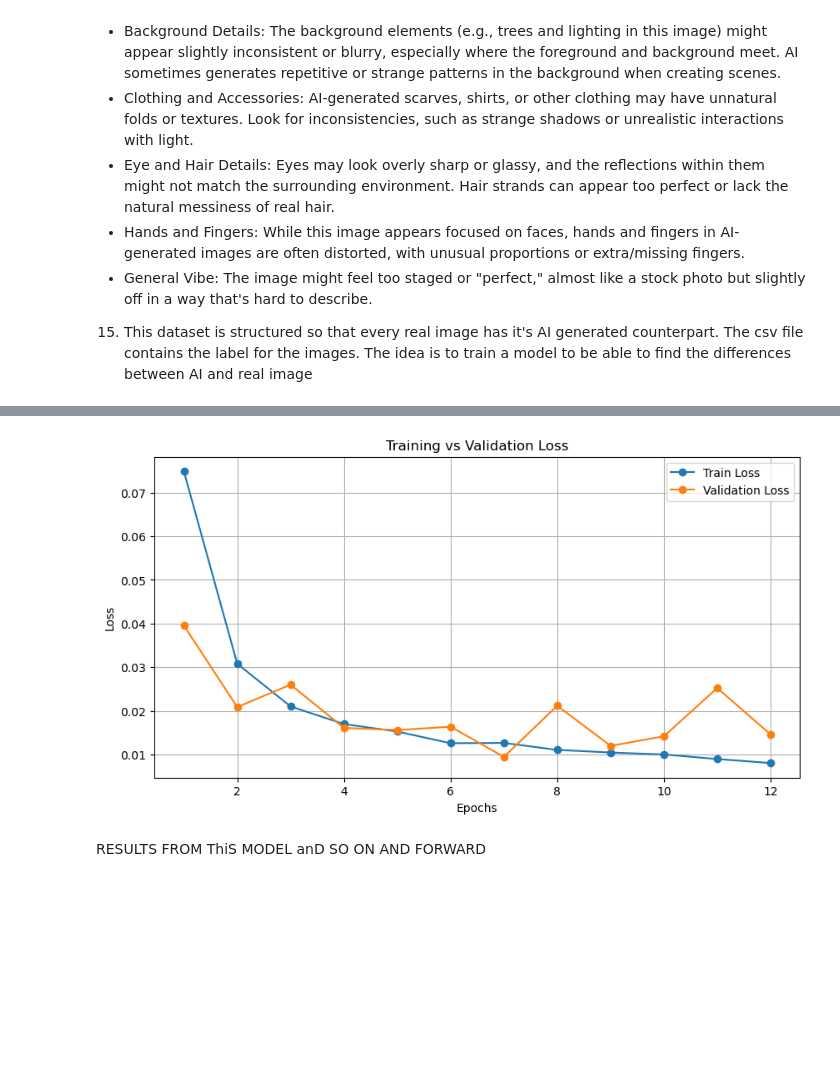
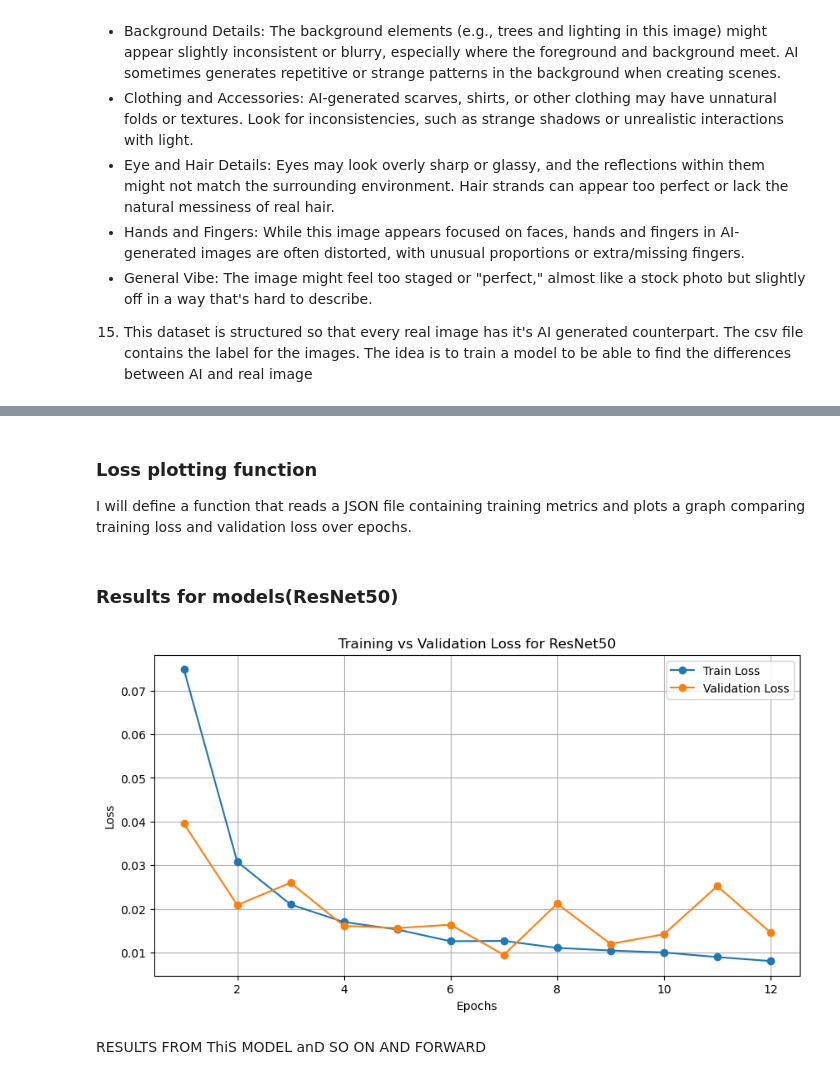
Before and after one commit to AsenSirakov/Deep_Learning_2024_Soft_uni, a Jupyter notebook: Project/Ai_vs_real_images_classification.ipynb, the cells around one changed output, grey strips where cells are left out. Cells and saved outputs as stored; diff of their text form; code cells hidden in the pictures; blank space fills up the shorter version.

```diff
--- a/Project/Ai_vs_real_images_classification.ipynb
+++ b/Project/Ai_vs_real_images_classification.ipynb
@@ -401,28 +508,40 @@ I will be performing Resnet50 model implementation. First i will do, then i will
+# %% [markdown]
+### **Loss plotting function**
+I will define a function that reads a JSON file containing training metrics and plots a graph comparing training loss and validation loss over epochs.
 # %%
-import json
-import matplotlib.pyplot as plt
+def plot_metrics(metrics_file, title="Training vs Validation Loss"):
+    """
+    Plots training and validation loss from a JSON metrics file.
 
-# Load the training metrics
-with open("training_metrics.json", "r") as f:
-    metrics = json.load(f)
+    Args:
+        metrics_file (str): Path to the JSON file containing training metrics.
+        title (str): Title of the plot.
+    """
+    # Load the metrics file
+    with open(metrics_file, "r") as f:
+        metrics = json.load(f)
 
-# Extract values
-train_losses = metrics["train_loss"]
-val_losses = metrics["val_loss"]
-epochs = range(1, len(train_losses) + 1)
+    # Extract values
+    train_losses = metrics["train_loss"]
+    val_losses = metrics["val_loss"]
+    epochs = range(1, len(train_losses) + 1)
 
-# Plot Loss Curve
-plt.figure(figsize=(10, 5))
-plt.plot(epochs, train_losses, label="Train Loss", marker="o")
-plt.plot(epochs, val_losses, label="Validation Loss", marker="o")
-plt.xlabel("Epochs")
-plt.ylabel("Loss")
-plt.title("Training vs Validation Loss")
-plt.legend()
-plt.grid(True)
-plt.show()
+    # Plot Loss Curve
+    plt.figure(figsize=(10, 5))
+    plt.plot(epochs, train_losses, label="Train Loss", marker="o")
+    plt.plot(epochs, val_losses, label="Validation Loss", marker="o")
+    plt.xlabel("Epochs")
+    plt.ylabel("Loss")
+    plt.title(title)
+    plt.legend()
+    plt.grid(True)
+    plt.show()
-# %% [output]
-[figure, removed]
+# %% [markdown]
+### **Results for models(ResNet50)**
+# %%
+plot_metrics("training_metrics.json", title="Training vs Validation Loss for ResNet50")
+# %% [output]
+[figure, added]
 # %% [markdown]
 RESULTS FROM ThiS MODEL anD SO ON AND FORWARD
 # %% [markdown]
```
Also changed, not shown: parts of 12 cells of this notebook.
